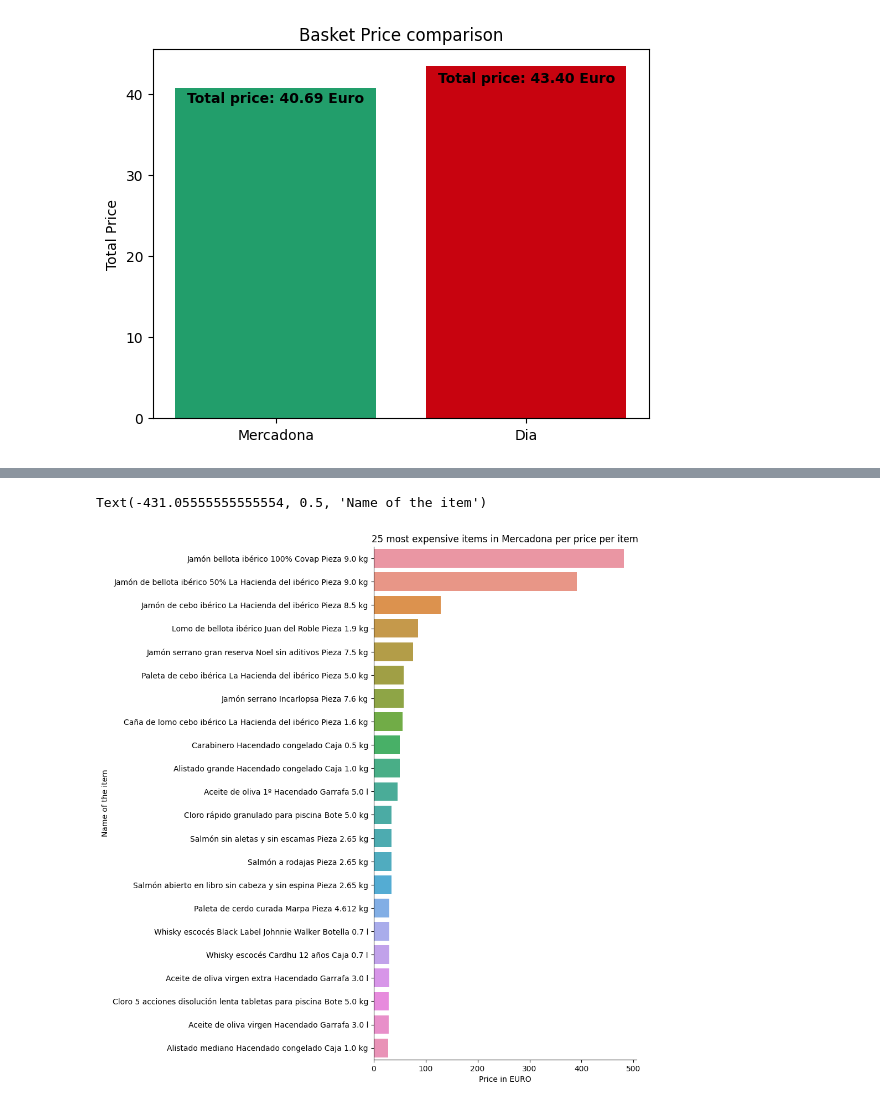
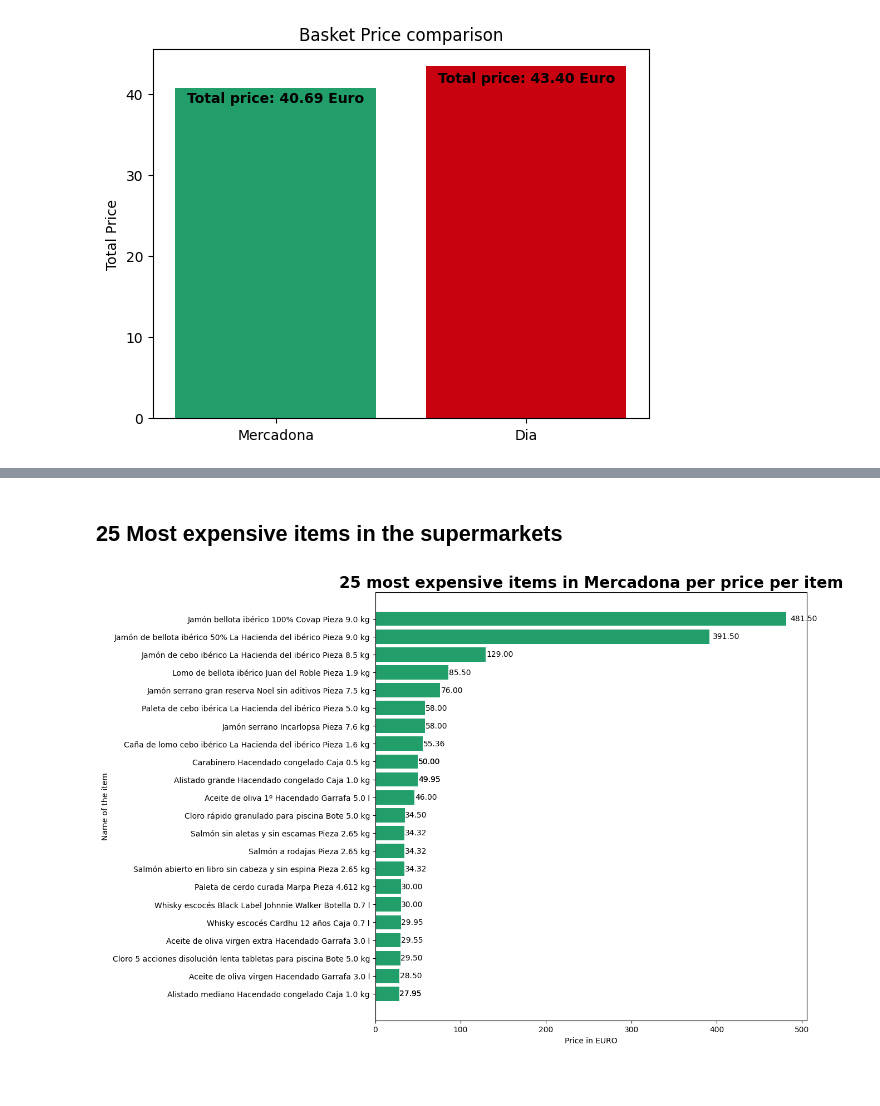
Before and after one commit to Terezka88/shopping-basket-analytics, a Jupyter notebook: notebooks/comparacion.ipynb, the cells around one changed output, grey strips where cells are left out. Saved outputs shown, nothing was run; the diff lists cells and outputs as text; code cells hidden in the pictures; blank space fills up the shorter version.

```diff
--- a/notebooks/comparacion.ipynb
+++ b/notebooks/comparacion.ipynb
@@ -137,7 +141,7 @@ cerveza_price = (mercadona_cerveza_price, dia_cerveza_price)
 
 cerveza = sns.boxplot(cerveza_price, palette=["#229e6b",'#c8030f'])
 cerveza.set_xticklabels(["Mercadona", "Dia"])
-cerveza.set_title("Price of a beer (price per l)")
+cerveza.set_title("Beer (price per l)")
 cerveza.set_ylabel("Price in EUR")
 for i, label in enumerate(["Mercadona", "Dia"]):
     subset_data = cerveza_price[i]
@@ -185,13 +189,13 @@ zumo_price = (mercadona_zumo_nar_price, dia_zumo_nar_price)
 
 zumo = sns.boxplot(zumo_price, palette=["#229e6b",'#c8030f'])
 zumo.set_xticklabels(["Mercadona", "Dia"])
-zumo.set_title("Price of an orange juice (price per l)")
+zumo.set_title("Orange juice (price per l)")
 zumo.set_ylabel("Price in EUR")
 for i, label in enumerate(["Mercadona", "Dia"]):
     subset_data = zumo_price[i]
     mean_price = np.mean(subset_data)
     median_price = np.median(subset_data)
     num_products = len(subset_data)
-    zumo.text(i, 5, f"Mean: {mean_price:.2f} Euro\nMedian: {median_price:.2f} Euro\nCount: {num_products}",
+    zumo.text(i, mean_price, f"Mean: {mean_price:.2f} Euro\nMedian: {median_price:.2f} Euro\nCount: {num_products}",
                  ha='center', va='top', color='black', fontsize=10, fontweight='bold')
 # %% [output]
@@ -209,7 +213,7 @@ galletas_price = (mercadona_galletas_price, dia_galletas_price)
 
 galletas = sns.boxplot(galletas_price, palette=["#229e6b",'#c8030f'])
 galletas.set_xticklabels(["Mercadona", "Dia"])
-galletas.set_title("Price of biscuits (price per 300g)")
+galletas.set_title("Biscuits (price per 300g)")
 galletas.set_ylabel("Price in EUR")
 for i, label in enumerate(["Mercadona", "Dia"]):
     subset_data = galletas_price[i]
@@ -233,7 +237,7 @@ dia_pasta_price_m = dia_pasta_price.mean()
 pasta_price = (mercadona_pasta_price, dia_pasta_price)
 pasta = sns.boxplot(pasta_price, palette=["#229e6b",'#c8030f'])
 pasta.set_xticklabels(["Mercadona", "Dia"])
-pasta.set_title("Price of pasta (price per kg)")
+pasta.set_title("Pasta (price per kg)")
 pasta.set_ylabel("Price in EUR")
 for i, label in enumerate(["Mercadona", "Dia"]):
     subset_data = pasta_price[i]
@@ -341,19 +365,30 @@ df_mercadona.head()
 | 2 | 2 | Aceite, especias y salsas | Aceite, vinagre y sal | 112 | Aceite de oliva virgen extra Hace... | Botella | 9.90 | 5 | 1.00 | ... |
 | 3 | 3 | Aceite, especias y salsas | Aceite, vinagre y sal | 112 | Aceite de oliva virgen extra Hace... | Botella | 8.10 | 5 | 0.75 | ... |
 | 4 | 4 | Aceite, especias y salsas | Aceite, vinagre y sal | 112 | Aceite de oliva 1º Hacendado | Garrafa | 46.00 | 5 | 5.00 | ... |
+# %% [markdown]
+## 25 Most expensive items in the supermarkets
 # %%
+import matplotlib.pyplot as plt
 f_mercadona = df_mercadona[~df_mercadona.packaging.isin(["Granel"])].sort_values("unit_price", ascending=False)[:25]
+f_mercadona = f_mercadona.iloc[::-1]
 labels = []
-
 for index, row in f_mercadona.iterrows():
     label = f"{row['name']} {row['packaging']} {row['unit_size']} {row['size_format']}"
     labels.append(label)
 
-sns.catplot(x="unit_price", data = f_mercadona, y=labels , kind = "bar", height= 10)
+fig, ax = plt.subplots(figsize=(10, 10))
+bars = ax.barh(labels, f_mercadona['unit_price'], color="#229e6b")
+# Add prices as text on the bars
+for bar in bars:
+    width = bar.get_width()
+    ax.text(width * 1.01, bar.get_y() + bar.get_height() / 2, f'{width:.2f}', va='center')
 
-plt.title("25 most expensive items in Mercadona per price per item")
-plt.xlabel("Price in EURO")
-plt.ylabel("Name of the item")
+# Set plot title and labels
+ax.set_xlabel("Price in EURO")
+ax.set_ylabel("Name of the item")
+ax.set_title("25 most expensive items in Mercadona per price per item", fontsize=20, fontweight='bold')
+
+# Show the plot
+plt.show()
 # %% [output]
-Text(-431.05555555555554, 0.5, 'Name of the item')
-[figure, old version]
+[figure, new version]
```
Also changed, not shown: parts of 21 cells of this notebook, 6 other files.
